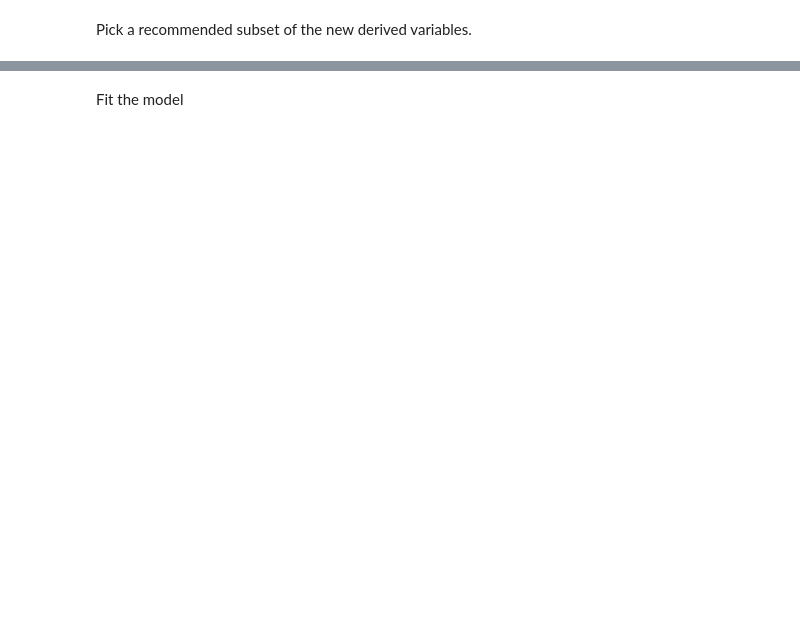
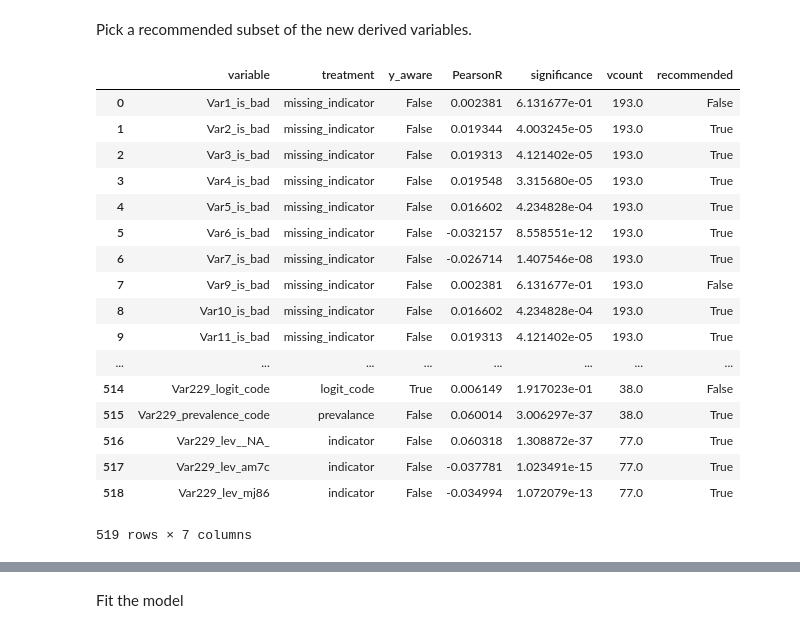
Before and after one commit to WinVector/pyvtreat, a Jupyter notebook: Examples/KDD2009Example/KDD2009Example.ipynb, the cells around one changed output, grey strips where cells are left out. Saved outputs shown, nothing was run; the diff lists cells and outputs as text; code cells hidden in the pictures; blank space fills up the shorter version.

```diff
--- a/Examples/KDD2009Example/KDD2009Example.ipynb
+++ b/Examples/KDD2009Example/KDD2009Example.ipynb
@@ -108,5 +108,26 @@ cross_frame.shape
 # %% [markdown]
 Pick a recommended subset of the new derived variables.
+# %%
+plan.score_frame_
+# %% [output]
+|  | variable | treatment | y_aware | PearsonR | significance | vcount | recommended |
+| 0 | Var1_is_bad | missing_indicator | False | 0.002381 | 6.131677e-01 | 193.0 | False |
+| 1 | Var2_is_bad | missing_indicator | False | 0.019344 | 4.003245e-05 | 193.0 | True |
+| 2 | Var3_is_bad | missing_indicator | False | 0.019313 | 4.121402e-05 | 193.0 | True |
+| 3 | Var4_is_bad | missing_indicator | False | 0.019548 | 3.315680e-05 | 193.0 | True |
+| 4 | Var5_is_bad | missing_indicator | False | 0.016602 | 4.234828e-04 | 193.0 | True |
+| 5 | Var6_is_bad | missing_indicator | False | -0.032157 | 8.558551e-12 | 193.0 | True |
+| 6 | Var7_is_bad | missing_indicator | False | -0.026714 | 1.407546e-08 | 193.0 | True |
+| 7 | Var9_is_bad | missing_indicator | False | 0.002381 | 6.131677e-01 | 193.0 | False |
+| 8 | Var10_is_bad | missing_indicator | False | 0.016602 | 4.234828e-04 | 193.0 | True |
+| 9 | Var11_is_bad | missing_indicator | False | 0.019313 | 4.121402e-05 | 193.0 | True |
+| ... | ... | ... | ... | ... | ... | ... | ... |
+| 514 | Var229_logit_code | logit_code | True | 0.006149 | 1.917023e-01 | 38.0 | False |
+| 515 | Var229_prevalence_code | prevalance | False | 0.060014 | 3.006297e-37 | 38.0 | True |
+| 516 | Var229_lev__NA_ | indicator | False | 0.060318 | 1.308872e-37 | 77.0 | True |
+| 517 | Var229_lev_am7c | indicator | False | -0.037781 | 1.023491e-15 | 77.0 | True |
+| 518 | Var229_lev_mj86 | indicator | False | -0.034994 | 1.072079e-13 | 77.0 | True |
+519 rows × 7 columns
 # %%
 model_vars = numpy.asarray(plan.score_frame_["variable"][plan.score_frame_["recommended"]])
 len(model_vars)
```
Also changed, not shown: parts of 9 cells of this notebook, 6 other files.
